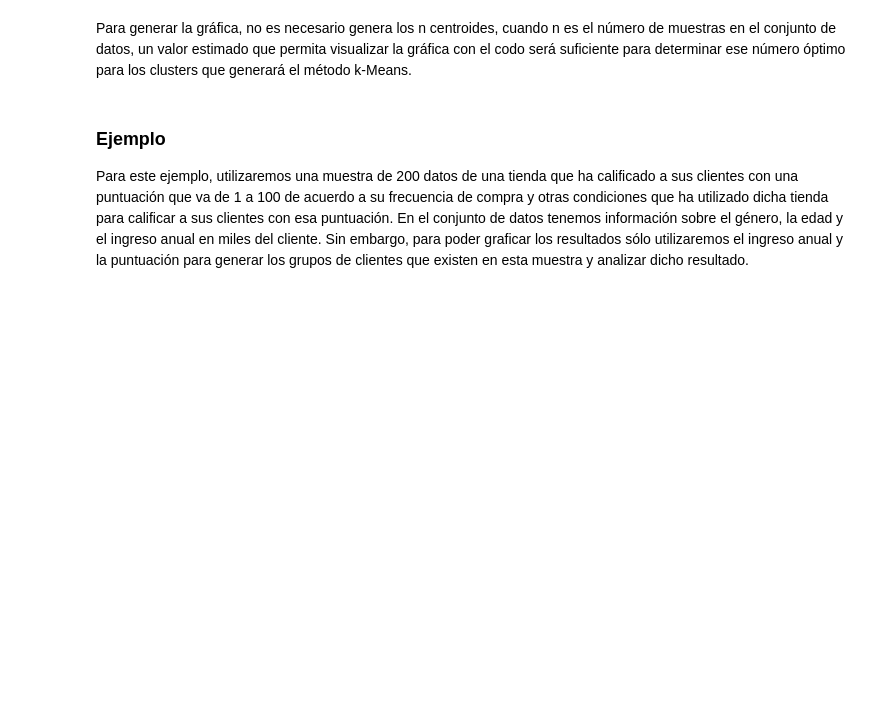
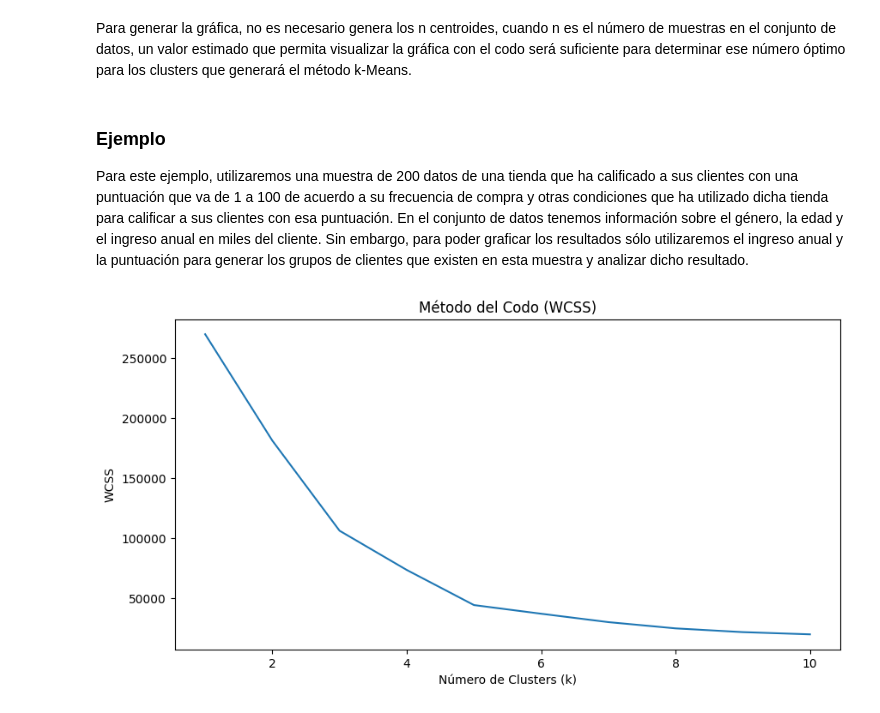
Before and after one commit to d4vhost/MachineLearning, a Jupyter notebook: CLUSTER/k-Means Clustering - estu.ipynb, the cells around one changed output. Drawn from its saved outputs; the diff is of its cells as text; code cells hidden in the pictures; blank space fills up the shorter version.

Commit message:
Resolucion de K-Means

```diff
--- a/CLUSTER/k-Means Clustering - estu.ipynb
+++ b/CLUSTER/k-Means Clustering - estu.ipynb
@@ -131,3 +131,25 @@ Para este ejemplo, utilizaremos una muestra de 200 datos de una tienda que ha ca
 import numpy as np
 import matplotlib.pyplot as plt
 import pandas as pd
+# %%
+# Cargar el dataset
+df = pd.read_csv('../dataset/Clientes_Tienda.csv')
+X = df.iloc[:, [3, 4]].values
+# %%
+from sklearn.cluster import KMeans
+
+wcss = []
+for i in range(1, 11):
+    kmeans = KMeans(n_clusters=i, init='k-means++', random_state=42, n_init=10)
+    kmeans.fit(X)
+    wcss.append(kmeans.inertia_) # inertia_ calcula el WCSS
+
+# Graficar el Método del Codo
+plt.figure(figsize=(10, 5))
+plt.plot(range(1, 11), wcss)
+plt.title('Método del Codo (WCSS)')
+plt.xlabel('Número de Clusters (k)')
+plt.ylabel('WCSS')
+plt.show()
+# %% [output]
+[figure, added]
```
Also changed, not shown: parts of 2 cells of this notebook.
